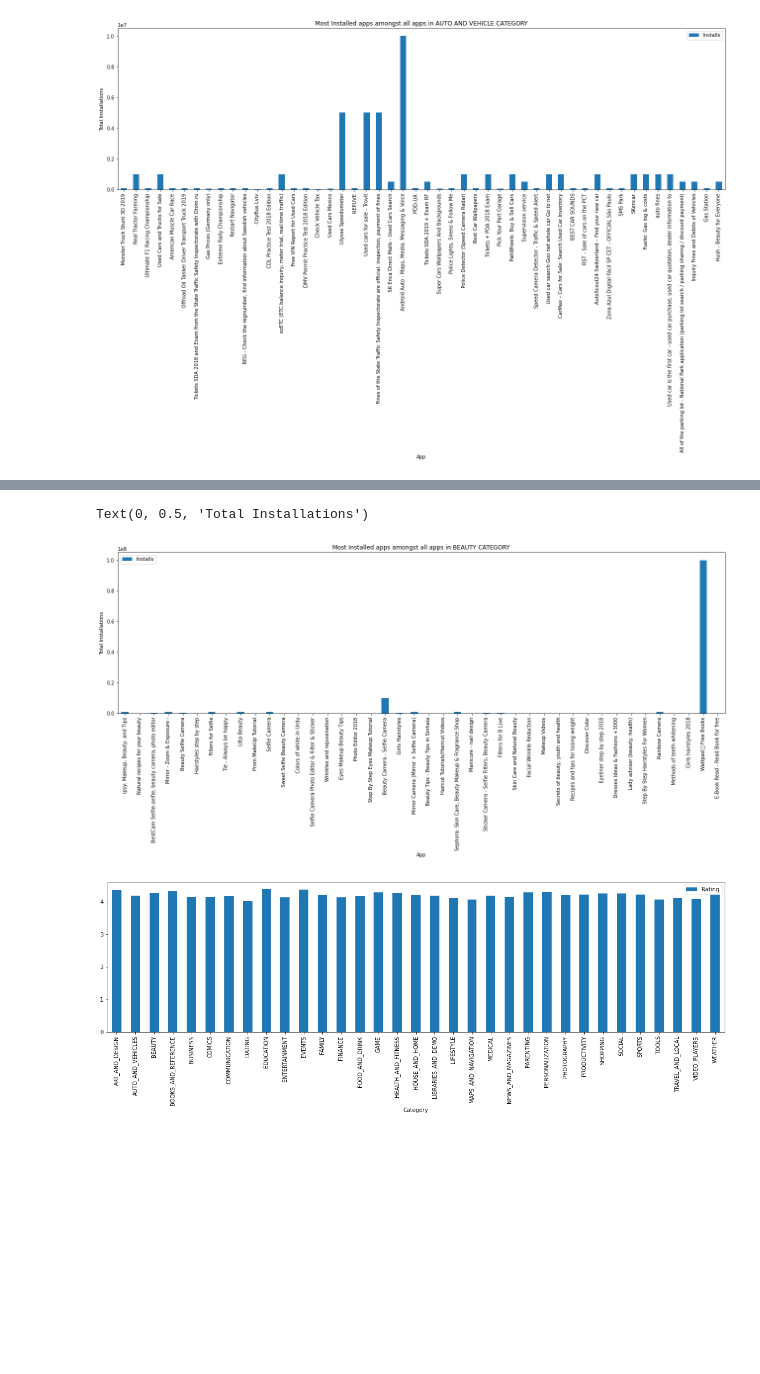
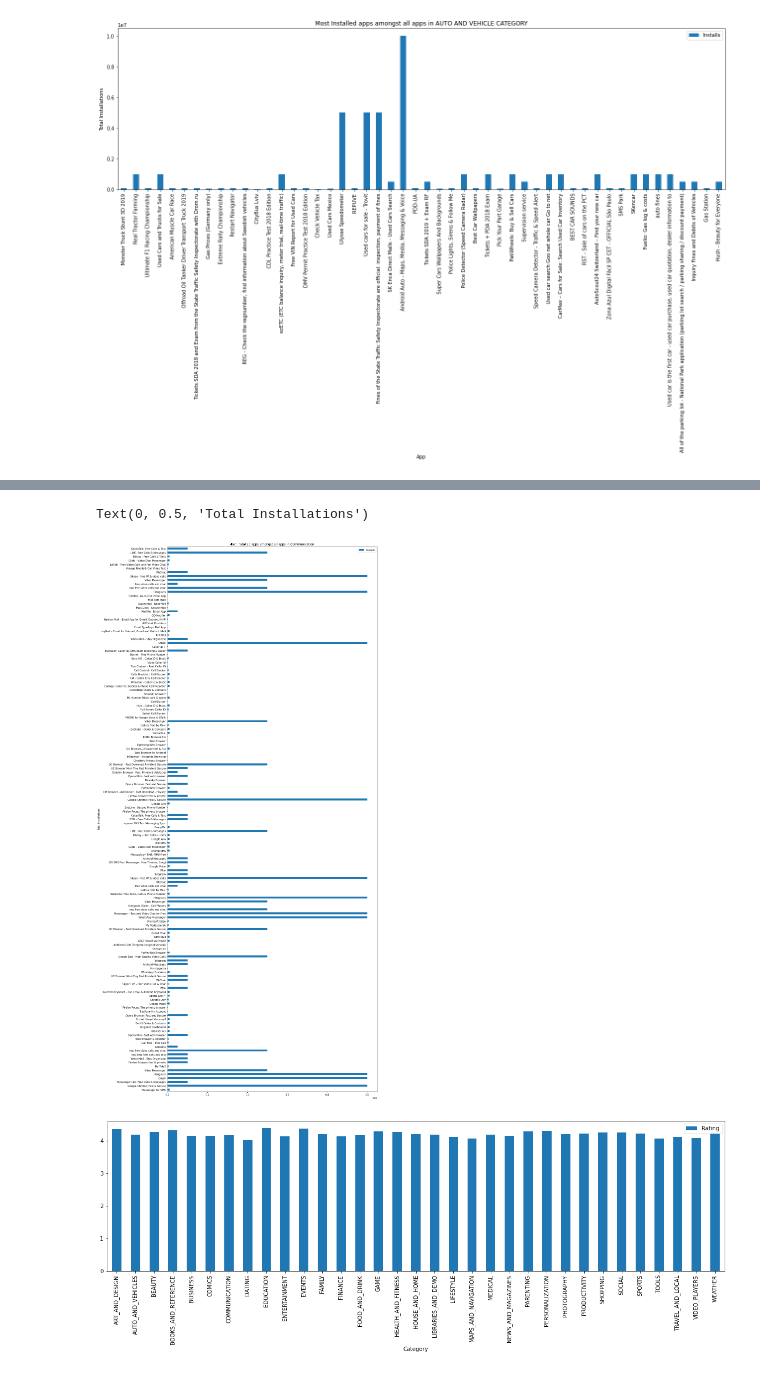
Before and after one commit to kundanlal2001/Playstore_Capstone_EDA, a Jupyter notebook: Almabetter_Kundan_Lal_(Coh_Hardeol)_Capstone_project_EDA_topic_Playstore_.ipynb, the cells around one changed output, grey strips where cells are left out. Cells and saved outputs as stored; diff of their text form; code cells hidden in the pictures; blank space fills up the shorter version.

```diff
--- a/Almabetter_Kundan_Lal_(Coh_Hardeol)_Capstone_project_EDA_topic_Playstore_.ipynb
+++ b/Almabetter_Kundan_Lal_(Coh_Hardeol)_Capstone_project_EDA_topic_Playstore_.ipynb
@@ -140,8 +140,8 @@ plt.ylabel('Total Installations')
 Text(0, 0.5, 'Total Installations')
 [figure]
 # %%
-# selecting Category ,Rating & Review columns for "BEAUTY "category only
-table3 = psdf.loc[ 99:140, ['App','Category','Rating','Reviews','Installs','Size']]
+# selecting Category ,Rating, Review ,Installs columns for "Communication  "category only
+table3 = psdf.loc[ 337:475, ['App','Category','Rating','Reviews','Installs','Size']]
 # %%
 table3
 # %% [output]
@@ -165,7 +161,7 @@ table3
 # %%
-plt.rcParams['figure.figsize'] = (20,6)
+plt.rcParams['figure.figsize'] = (25,6)
 table3.plot.bar(x= 'App' , y = 'Rating');
-plt.title('Most Rated apps amongst all apps in BEAUTY category')
+plt.title('Most Rated apps amongst all apps in Communication category')
 plt.ylabel('Rating')
 # %% [output]
 Text(0, 0.5, 'Rating')
@@ -173,11 +169,11 @@ Text(0, 0.5, 'Rating')
 # %%
-plt.rcParams['figure.figsize'] = (22,6)
-table3.plot.bar(x= 'App' , y = 'Installs');
-plt.title('Most Installed apps amongst all apps in BEAUTY CATEGORY')
+plt.rcParams['figure.figsize'] = (15,40)
+table3.plot.barh(x= 'App' , y = 'Installs');
+plt.title('Most Installed apps amongst all apps in Communication ')
 plt.ylabel('Total Installations')
 # %% [output]
 Text(0, 0.5, 'Total Installations')
-[figure, old version]
+[figure, new version]
 # %%
 #Finding average rating Category wise
 plt.rcParams['figure.figsize']=(20,5)
```
Also changed, not shown: parts of 5 cells of this notebook.
